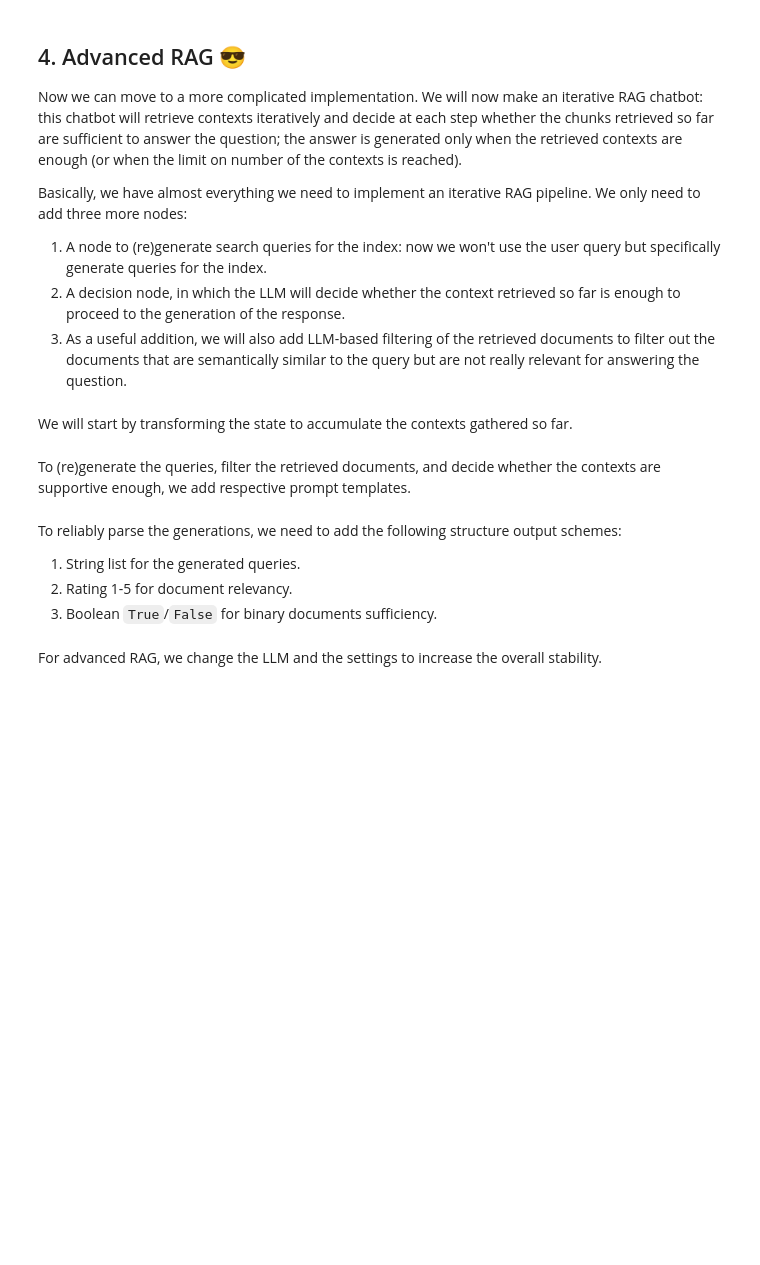
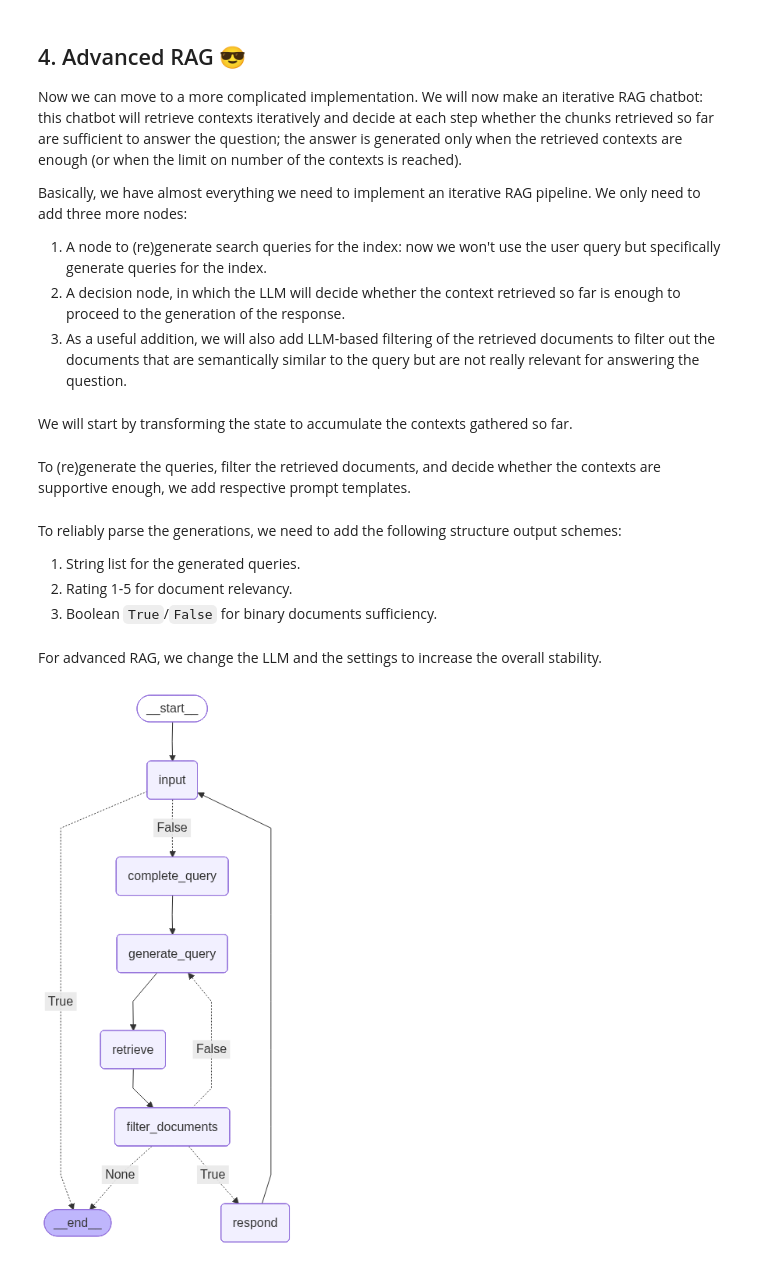
Before and after one commit to maxschmaltz/Course-LLM-based-Assistants, a Jupyter notebook: llm-based-assistants/sessions/block2_core/1211_1311/1211_1311.ipynb, the cells around one changed output. Cells and saved outputs as stored; diff of their text form; code cells hidden in the pictures; blank space fills up the shorter version.

```diff
--- a/llm-based-assistants/sessions/block2_core/1211_1311/1211_1311.ipynb
+++ b/llm-based-assistants/sessions/block2_core/1211_1311/1211_1311.ipynb
@@ -1141,7 +1182,9 @@ class IterativeRAGChatbot(BasicPlusRAGChatbot):
                     print(f"\n\nGenerated queries: {', '.join(value['queries'][-1])}\n\n")
 # %%
 # make very small k to ensure one retrieval is not enough
-iterative_rag_chatbot = IterativeRAGChatbot(llm_advanced_rag, k=1)
+iterative_rag_chatbot = IterativeRAGChatbot(llm_advanced_rag, k=3)
+# %% [output]
+[figure, added]
 # %%
 iterative_rag_chatbot.run()
 # Summarize the topics of all the pitches in two sentences.
```
Also changed, not shown: parts of 11 cells of this notebook.
